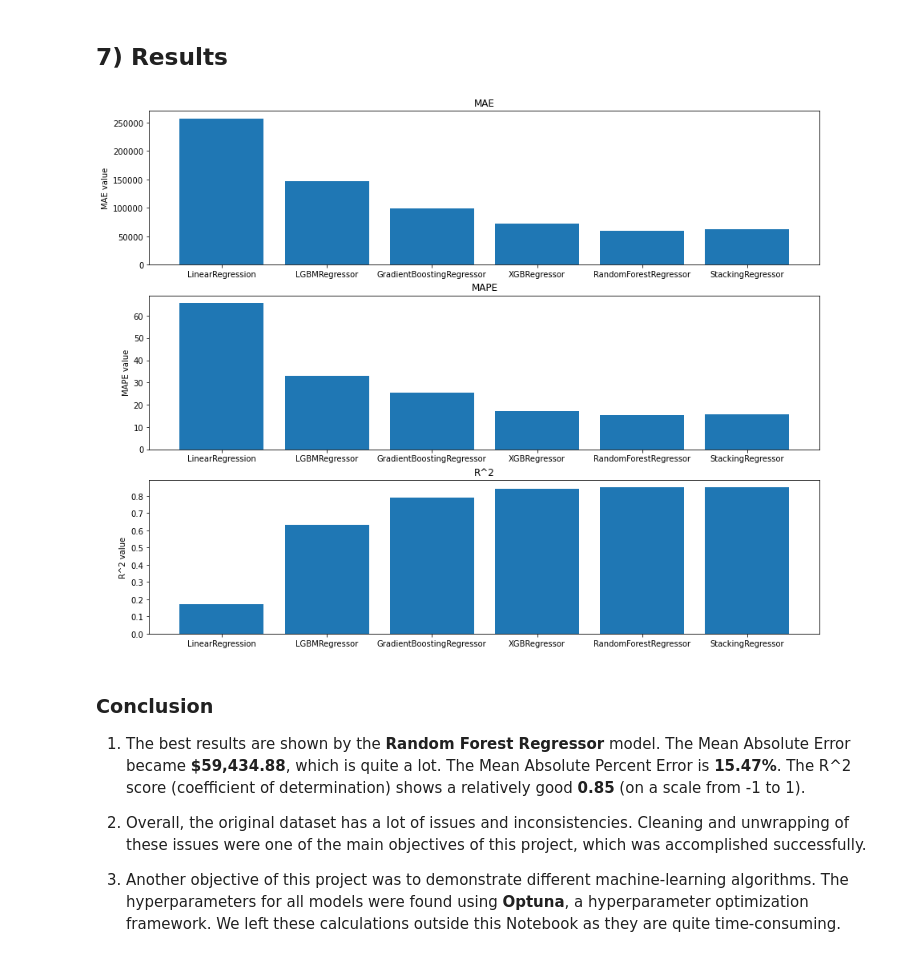
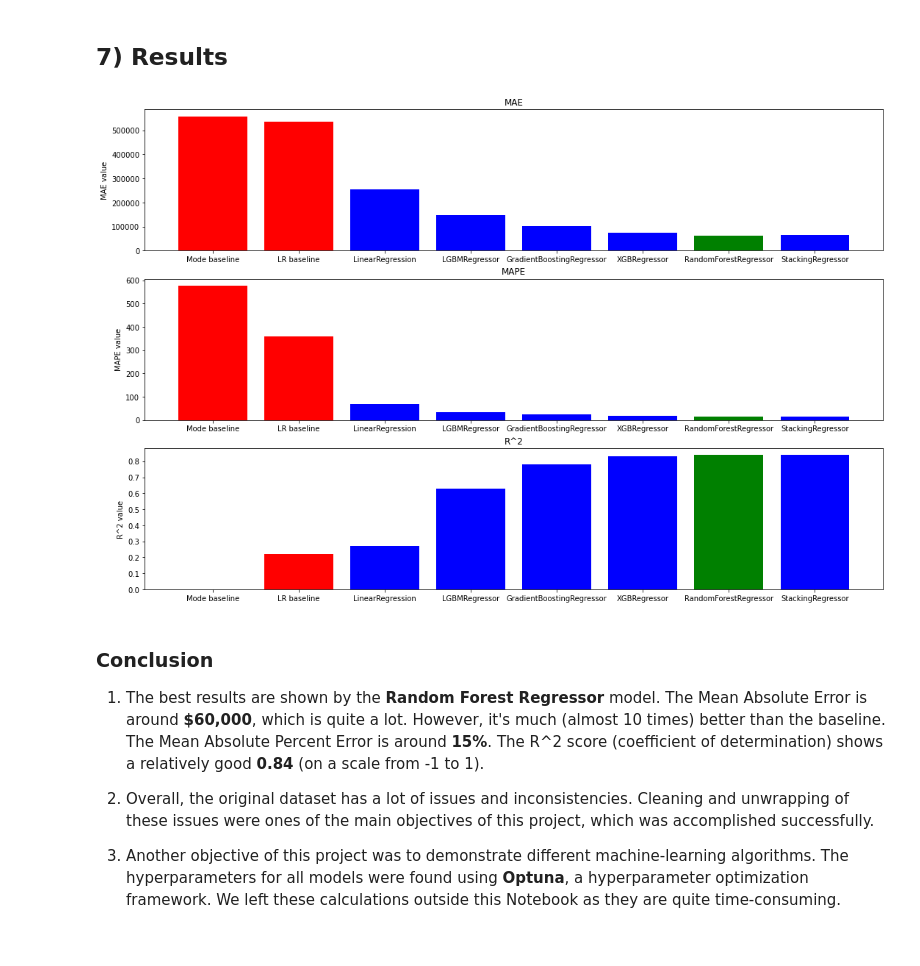
Before and after one commit to Mike-Kulikov/data_science_projects, a Jupyter notebook: Project 7. Property Price Prediction/Property Price Prediction - Final Project - Mike Kulikov.ipynb, the cells around one changed output. Drawn from its saved outputs; the diff is of its cells as text; code cells hidden in the pictures.

```diff
--- a/Project 7. Property Price Prediction/Property Price Prediction - Final Project - Mike Kulikov.ipynb
+++ b/Project 7. Property Price Prediction/Property Price Prediction - Final Project - Mike Kulikov.ipynb
@@ -2074,39 +2050,38 @@ StackingRegressor
 # %% [markdown]
 ## 7) Results
-# %%
-
-field_names = ['LinearRegression', "LGBMRegressor", "GradientBoostingRegressor",  'XGBRegressor', 'RandomForestRegressor', 'StackingRegressor']
-
-# Create the figure and subplots
-fig, (ax1, ax2, ax3) = plt.subplots(3, 1, figsize=(15, 12))
-
-# Extract the data for each measurement
-mae = [257411.30, 146723.93,  98464.57, 72074.98, 59434.88, 62981.36]
-mape = [65.81, 33.13,  25.30, 17.19, 15.47, 15.63]
-r2 = [0.17, 0.63,  0.79, 0.84, 0.85, 0.85]
-
-# Create the bar plots
-_ = ax1.bar(field_names, mae)
-_ = ax2.bar(field_names, mape)
-_ = ax3.bar(field_names, r2)
-
-# Add title and labels to the plots
-_ = ax1.set_title("MAE")
-_ = ax1.set_ylabel("MAE value")
-_ = ax2.set_title("MAPE")
-_ = ax2.set_ylabel("MAPE value")
-_ = ax3.set_title("R^2")
-_ = ax3.set_ylabel("R^2 value")
-
-# Show the plot
-plt.show()
-# %% [output]
-[figure, removed]
+# %%
+field_names = ['Mode baseline', 'LR baseline', 'LinearRegression', "LGBMRegressor", "GradientBoostingRegressor",  'XGBRegressor', 'RandomForestRegressor', 'StackingRegressor']
+
+# Create the figure and subplots
+fig, (ax1, ax2, ax3) = plt.subplots(3, 1, figsize=(18, 12))
+
+# Extract the data for each measurement
+mae = [558296.64, 535541.12, 255093.75, 147937.08, 100903.86, 75383.62, 60829.28, 66015.69]
+mape = [577.46, 358.15, 67.69, 34.16, 25.15, 16.76, 15.09, 15.31]
+r2 = [0, 0.22, 0.27, 0.63, 0.78, 0.83, 0.84, 0.84]
+
+# Create the bar plots
+_ = ax1.bar(field_names, mae, color=['r', 'r', 'b', 'b', 'b', 'b', 'g', 'b'])
+_ = ax2.bar(field_names, mape, color=['r', 'r', 'b', 'b', 'b', 'b', 'g', 'b'])
+_ = ax3.bar(field_names, r2, color=['r', 'r', 'b', 'b', 'b', 'b', 'g', 'b'])
+
+# Add title and labels to the plots
+_ = ax1.set_title("MAE")
+_ = ax1.set_ylabel("MAE value")
+_ = ax2.set_title("MAPE")
+_ = ax2.set_ylabel("MAPE value")
+_ = ax3.set_title("R^2")
+_ = ax3.set_ylabel("R^2 value")
+
+# Show the plot
+plt.show()
+# %% [output]
+[figure, added]
 # %% [markdown]
 ### Conclusion
 
-1. The best results are shown by the **Random Forest Regressor** model. The Mean Absolute Error became **$59,434.88**, which is quite a lot. The Mean Absolute Percent Error is **15.47%**. The R^2 score (coefficient of determination) shows a relatively good **0.85** (on a scale from -1 to 1).
+1. The best results are shown by the **Random Forest Regressor** model. The Mean Absolute Error is around **$60,000**, which is quite a lot. However, it's much (almost 10 times) better than the baseline. The Mean Absolute Percent Error is around **15%**. The R^2 score (coefficient of determination) shows a relatively good **0.84** (on a scale from -1 to 1).
 
-2. Overall, the original dataset has a lot of issues and inconsistencies. Cleaning and unwrapping of these issues were one of the main objectives of this project, which was accomplished successfully.
+2. Overall, the original dataset has a lot of issues and inconsistencies. Cleaning and unwrapping of these issues were ones of the main objectives of this project, which was accomplished successfully.
 
 3. Another objective of this project was to demonstrate different machine-learning algorithms. The hyperparameters for all models were found using **Optuna**, a hyperparameter optimization framework. We left these calculations outside this Notebook as they are quite time-consuming.
```
Also changed, not shown: parts of 41 cells of this notebook.
